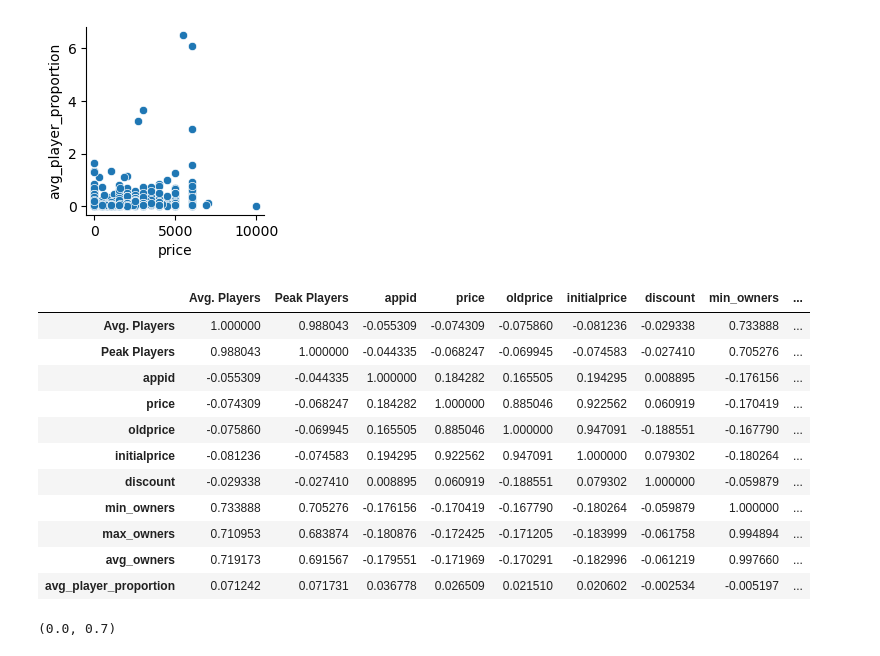
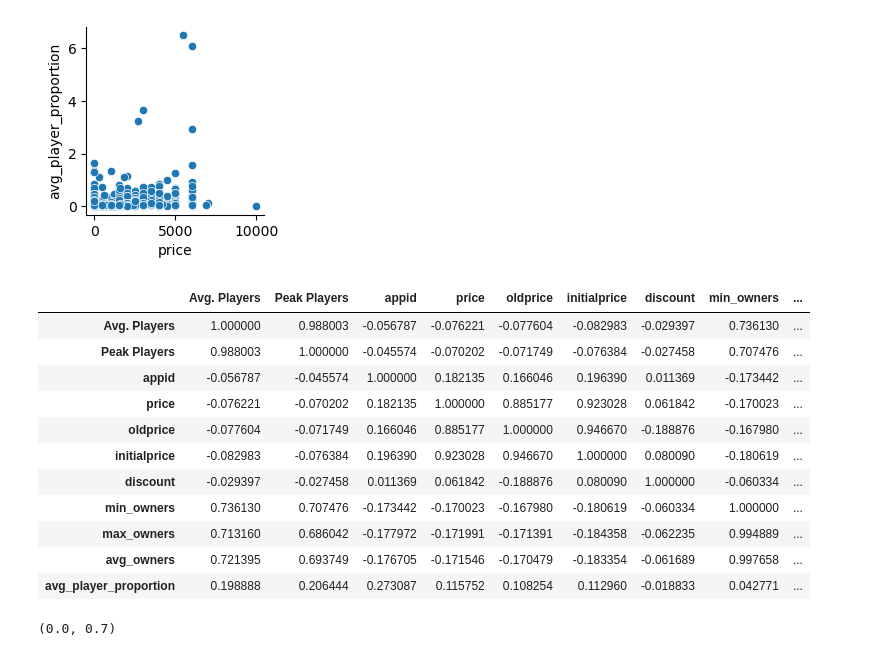
Before and after one commit to mortonjack/Data-Analysis, a Jupyter notebook: graph.ipynb, the cells around one changed output. Drawn from its saved outputs; the diff is of its cells as text; code cells hidden in the pictures.

```diff
--- a/graph.ipynb
+++ b/graph.ipynb
@@ -97,20 +114,20 @@ sns.pairplot(x_vars = "price", y_vars = "avg_player_proportion",
 <seaborn.axisgrid.PairGrid at 0x...>
 [figure]
 # %%
-df.corr() # check correlation between avg_player_proportion and price/oldprice/initialprice
+df[df["min_owners"] > 30000].corr() # check correlation between avg_player_proportion and price/oldprice/initialprice
 # %% [output]
 |  | Avg. Players | Peak Players | appid | price | oldprice | initialprice | discount | min_owners | ... |
-| Avg. Players | 1.000000 | 0.988043 | -0.055309 | -0.074309 | -0.075860 | -0.081236 | -0.029338 | 0.733888 | ... |
-| Peak Players | 0.988043 | 1.000000 | -0.044335 | -0.068247 | -0.069945 | -0.074583 | -0.027410 | 0.705276 | ... |
-| appid | -0.055309 | -0.044335 | 1.000000 | 0.184282 | 0.165505 | 0.194295 | 0.008895 | -0.176156 | ... |
-| price | -0.074309 | -0.068247 | 0.184282 | 1.000000 | 0.885046 | 0.922562 | 0.060919 | -0.170419 | ... |
-| oldprice | -0.075860 | -0.069945 | 0.165505 | 0.885046 | 1.000000 | 0.947091 | -0.188551 | -0.167790 | ... |
-| initialprice | -0.081236 | -0.074583 | 0.194295 | 0.922562 | 0.947091 | 1.000000 | 0.079302 | -0.180264 | ... |
-| discount | -0.029338 | -0.027410 | 0.008895 | 0.060919 | -0.188551 | 0.079302 | 1.000000 | -0.059879 | ... |
-| min_owners | 0.733888 | 0.705276 | -0.176156 | -0.170419 | -0.167790 | -0.180264 | -0.059879 | 1.000000 | ... |
-| max_owners | 0.710953 | 0.683874 | -0.180876 | -0.172425 | -0.171205 | -0.183999 | -0.061758 | 0.994894 | ... |
-| avg_owners | 0.719173 | 0.691567 | -0.179551 | -0.171969 | -0.170291 | -0.182996 | -0.061219 | 0.997660 | ... |
-| avg_player_proportion | 0.071242 | 0.071731 | 0.036778 | 0.026509 | 0.021510 | 0.020602 | -0.002534 | -0.005197 | ... |
+| Avg. Players | 1.000000 | 0.988003 | -0.056787 | -0.076221 | -0.077604 | -0.082983 | -0.029397 | 0.736130 | ... |
+| Peak Players | 0.988003 | 1.000000 | -0.045574 | -0.070202 | -0.071749 | -0.076384 | -0.027458 | 0.707476 | ... |
+| appid | -0.056787 | -0.045574 | 1.000000 | 0.182135 | 0.166046 | 0.196390 | 0.011369 | -0.173442 | ... |
+| price | -0.076221 | -0.070202 | 0.182135 | 1.000000 | 0.885177 | 0.923028 | 0.061842 | -0.170023 | ... |
+| oldprice | -0.077604 | -0.071749 | 0.166046 | 0.885177 | 1.000000 | 0.946670 | -0.188876 | -0.167980 | ... |
+| initialprice | -0.082983 | -0.076384 | 0.196390 | 0.923028 | 0.946670 | 1.000000 | 0.080090 | -0.180619 | ... |
+| discount | -0.029397 | -0.027458 | 0.011369 | 0.061842 | -0.188876 | 0.080090 | 1.000000 | -0.060334 | ... |
+| min_owners | 0.736130 | 0.707476 | -0.173442 | -0.170023 | -0.167980 | -0.180619 | -0.060334 | 1.000000 | ... |
+| max_owners | 0.713160 | 0.686042 | -0.177972 | -0.171991 | -0.171391 | -0.184358 | -0.062235 | 0.994889 | ... |
+| avg_owners | 0.721395 | 0.693749 | -0.176705 | -0.171546 | -0.170479 | -0.183354 | -0.061689 | 0.997658 | ... |
+| avg_player_proportion | 0.198888 | 0.206444 | 0.273087 | 0.115752 | 0.108254 | 0.112960 | -0.018833 | 0.042771 | ... |
 # %%
 plt.scatter(x=df["oldprice"], y=df["avg_player_proportion"])
 ax = plt.gca()
```
Also changed, not shown: parts of 4 cells of this notebook.
